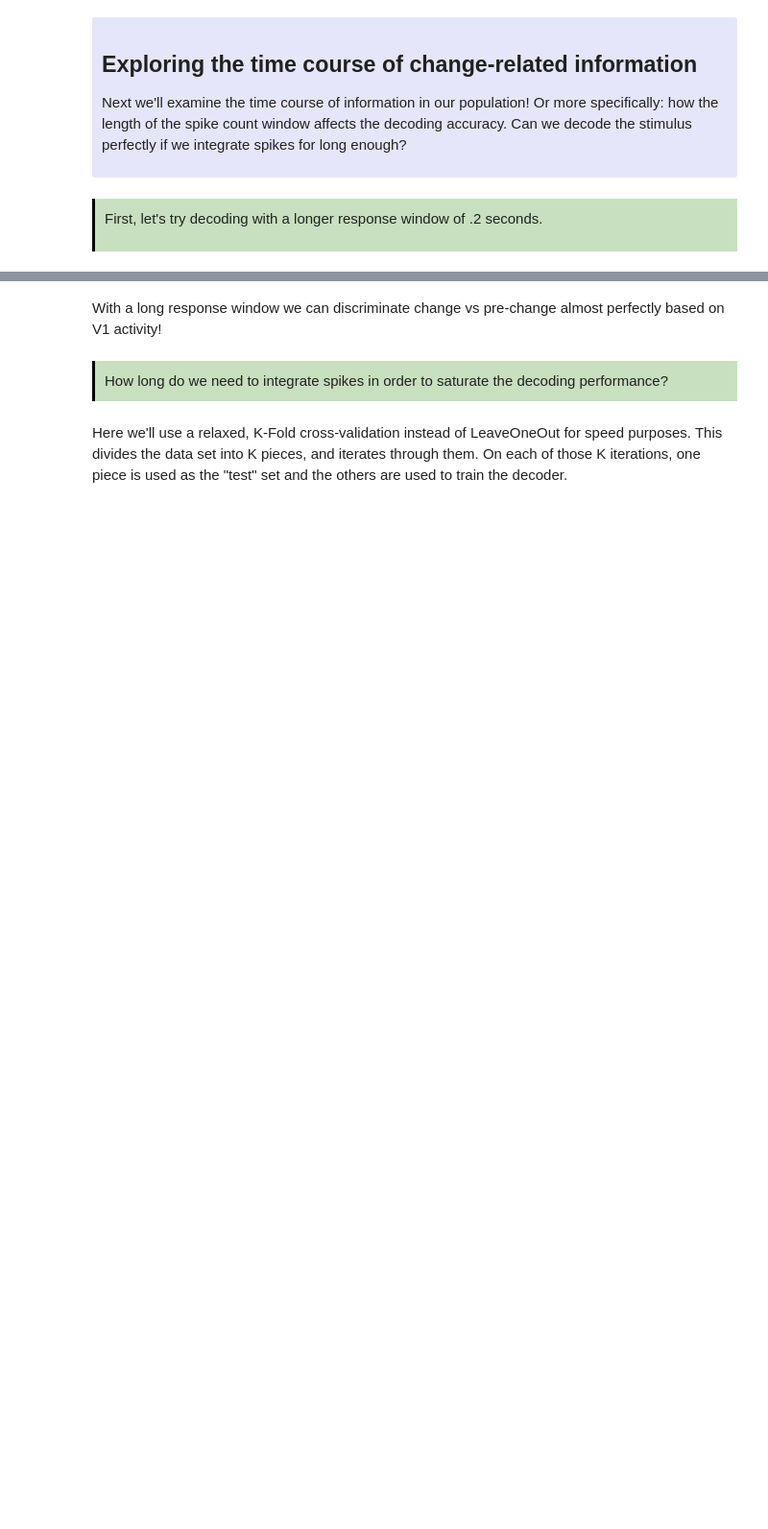
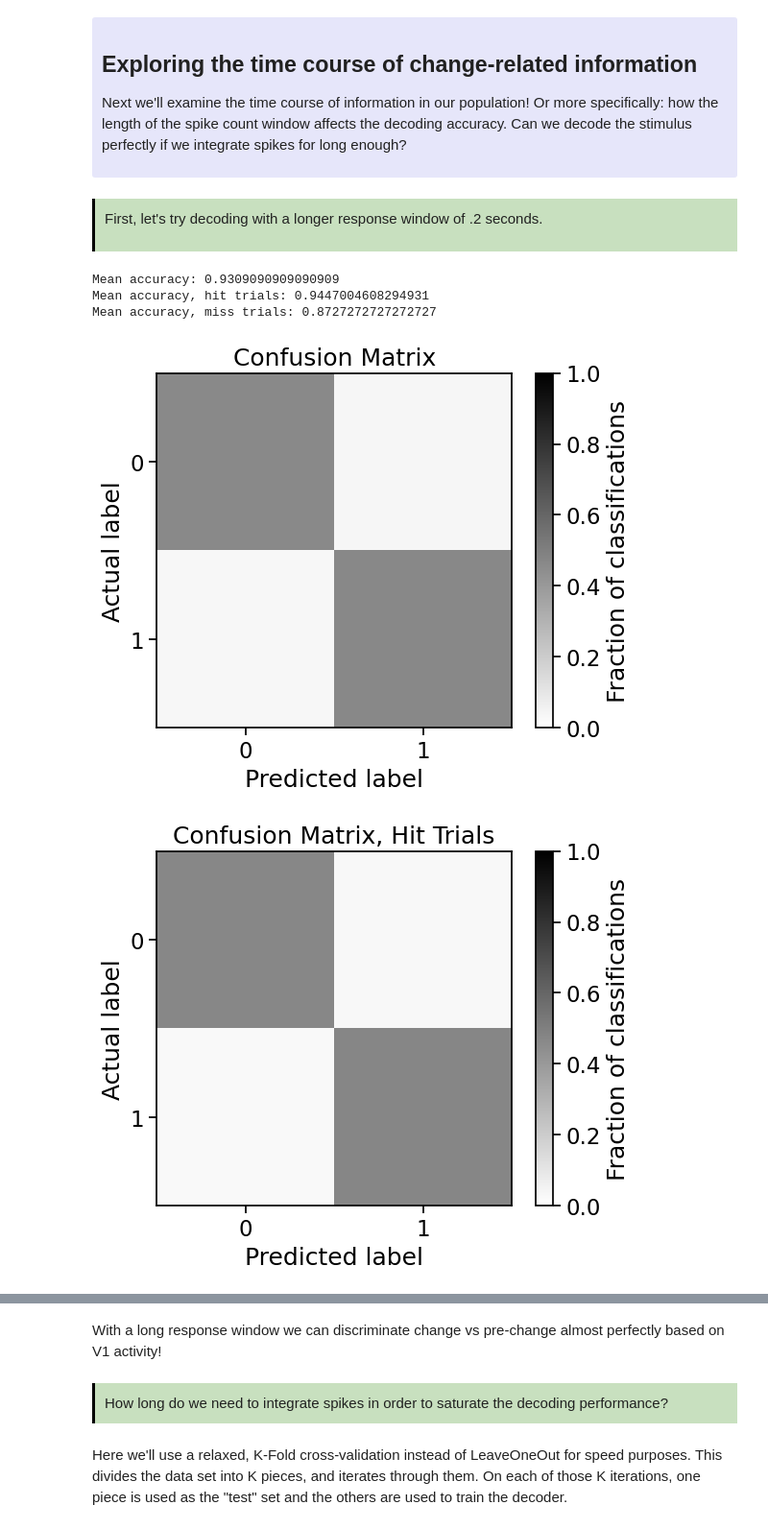
Before and after one commit to matchings/SWDB_2024_Physiology, a Jupyter notebook: code/solutions/Day2_Workshop2_ChangeCoding_Solutions.ipynb, the cells around one changed output, grey strips where cells are left out. Shown at 96% size. Cells and saved outputs as stored; diff of their text form; code cells hidden in the pictures; blank space fills up the shorter version.

```diff
--- a/code/solutions/Day2_Workshop2_ChangeCoding_Solutions.ipynb
+++ b/code/solutions/Day2_Workshop2_ChangeCoding_Solutions.ipynb
@@ -426,6 +555,9 @@ To avoid this, we will balance the trials and decode change vs pre-change.
 # %%
 # add pre-change
 stimulus_presentations['pre_change'] = stimulus_presentations['is_change'].shift(-1)
+# broadcast hit/miss values from the change image to the pre-change
+stimulus_presentations.loc[stimulus_presentations['pre_change'], 'hit'] = stimulus_presentations[stimulus_presentations['is_change']].hit.values
+stimulus_presentations.loc[stimulus_presentations['pre_change'], 'miss'] =  stimulus_presentations[stimulus_presentations['is_change']].miss.values
 
 # isolate the trials to use for decoding
 decode_trial_ind = (stimulus_presentations['is_change'].values + stimulus_presentations['pre_change'].values)
@@ -628,6 +782,9 @@ First, let's try decoding with a longer response window of .2 seconds.
 responses, labels, hit, miss = make_response_array(spike_times, stimulus_presentations, area_units, window=.2)
 # %%
 accuracies = []
+accuracies_hit = []
+accuracies_miss = []
+
 confusions = []
 confusions_hit = []
 confusions_miss = []
@@ -637,30 +794,36 @@ conditions = np.unique(labels)
 for train_indices, test_indices in LeaveOneOut().split(responses):
 
     clf = svm.SVC()
     clf.fit(responses[train_indices], labels[train_indices])
 
     test_targets = labels[test_indices]
     test_predictions = clf.predict(responses[test_indices])
 
     accuracy = np.mean(test_targets == test_predictions)
     accuracies.append(accuracy)
     confusions.append(confusion_matrix(y_true=test_targets, y_pred=test_predictions, labels=conditions, normalize=None))
 
     test_hit = hit[test_indices].astype('bool')
     test_miss = miss[test_indices].astype('bool')
 
     if hit[test_indices].astype('bool'):
         accuracies_hit.append(accuracy)
         confusions_hit.append(confusion_matrix(y_true=test_targets[test_hit], y_pred=test_predictions[test_hit], labels=conditions, normalize=None))
 
     elif miss[test_indices].astype('bool'):
         accuracies_miss.append(accuracy)
         confusions_miss.append(confusion_matrix(y_true=test_targets[test_miss], y_pred=test_predictions[test_miss], labels=conditions, normalize=None))
 
 print('Mean accuracy: {}'.format(np.mean(accuracies)))
 print('Mean accuracy, hit trials: {}'.format(np.mean(accuracies_hit)) )
 print('Mean accuracy, miss trials: {}'.format(np.mean(accuracies_miss)) )
 
 plot_confusion_matrix(confusions, conditions=conditions)
 plot_confusion_matrix(confusions_hit, conditions=conditions, title='Confusion Matrix, Hit Trials')
 plot_confusion_matrix(confusions_miss, conditions=conditions, title='Confusion Matrix, Miss Trials')
+# %% [output]
+Mean accuracy: 0.9309090909090909
+Mean accuracy, hit trials: 0.9447004608294931
+Mean accuracy, miss trials: 0.8727272727272727
+[figure, added]
+[figure, added]
```
Also changed, not shown: parts of 35 cells of this notebook, 3 other files.
